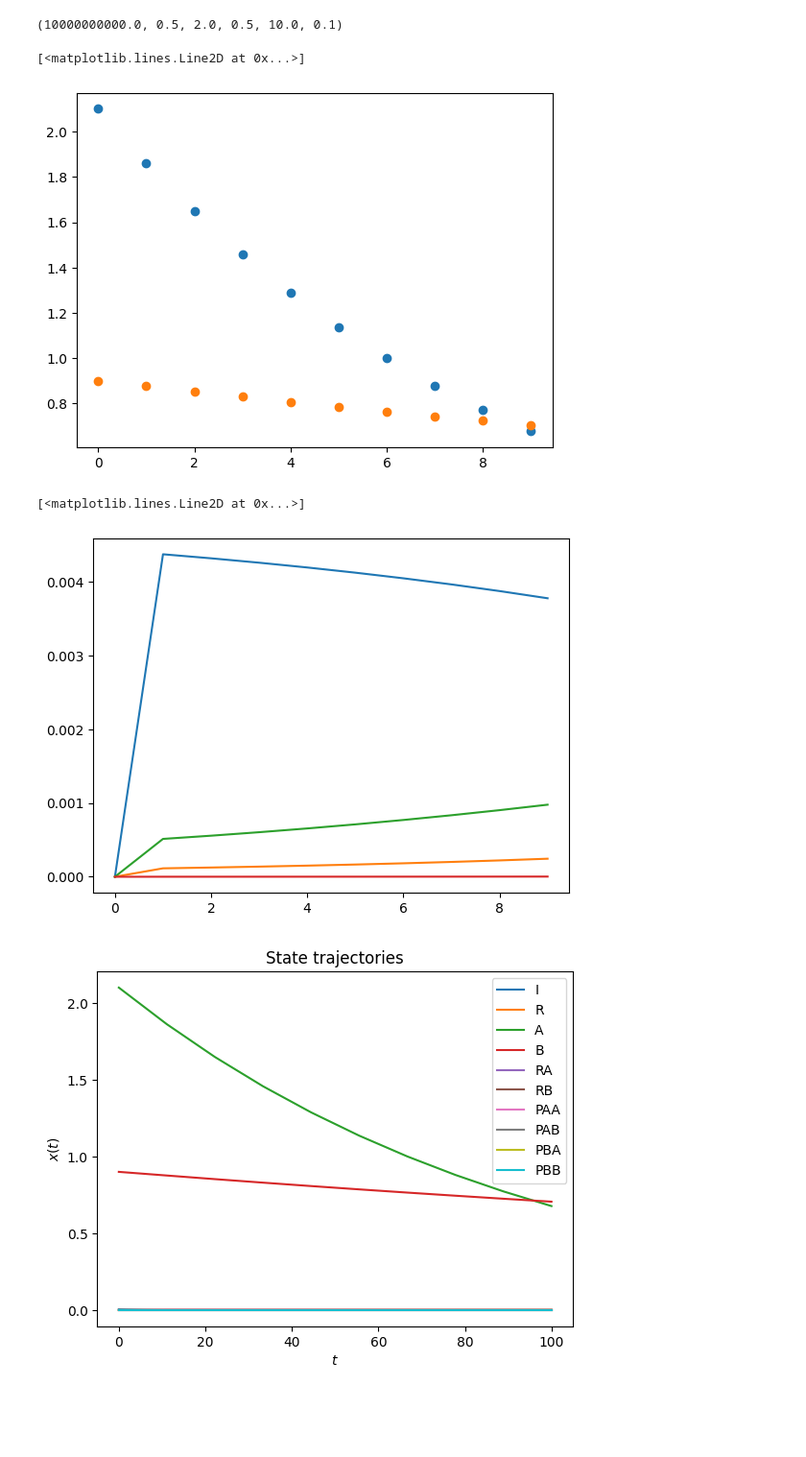
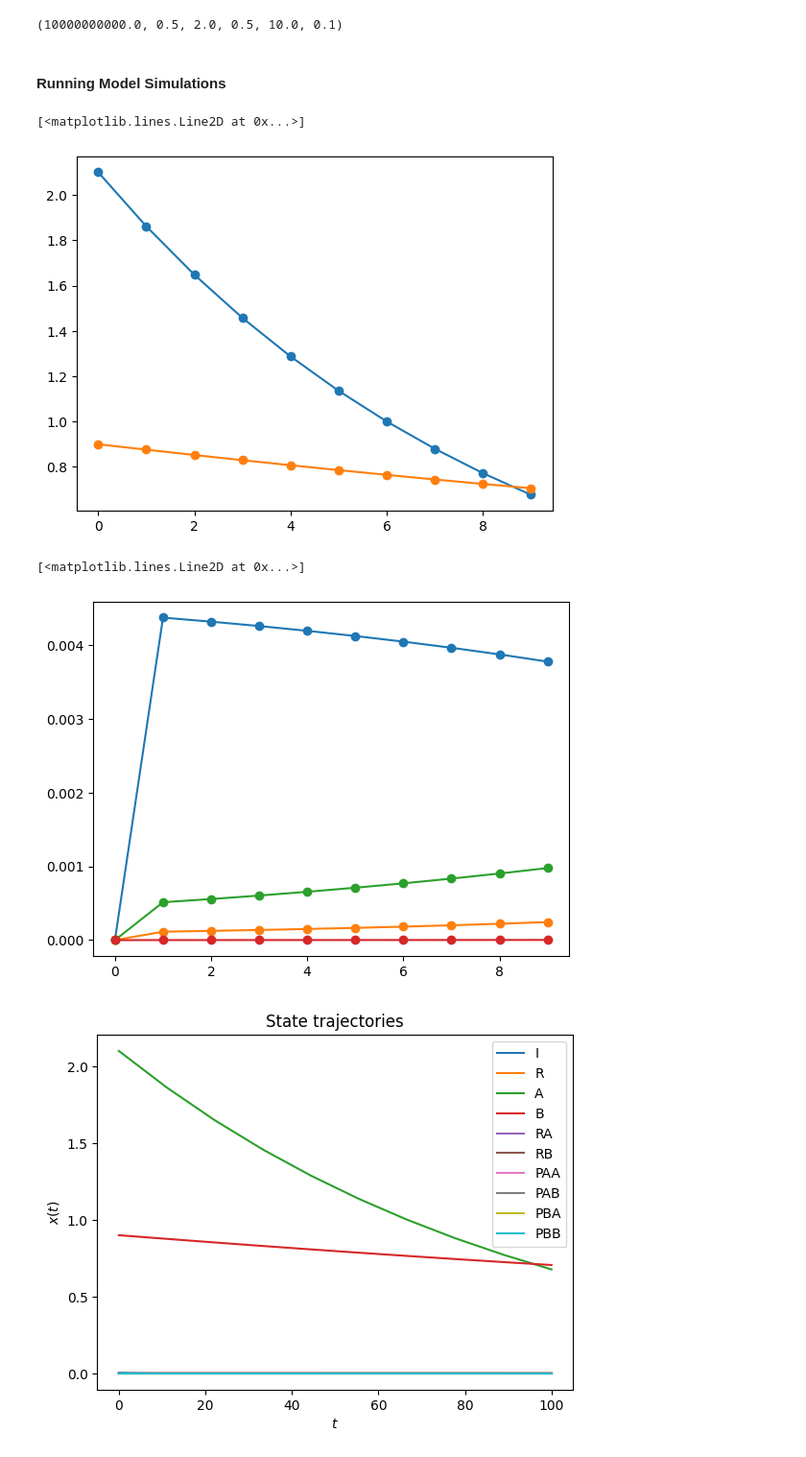
Before and after one commit to shivanimadhan/kinetic-ode-fitting, a Jupyter notebook: PyPESTO/FRP/create_sample_data.ipynb, the cells around one changed output. Shown: that part at 96% size. Cells and saved outputs as stored; diff of their text form; code cells hidden in the pictures; blank space fills up the shorter version.

```diff
--- a/PyPESTO/FRP/create_sample_data.ipynb
+++ b/PyPESTO/FRP/create_sample_data.ipynb
@@ -112,3 +44,5 @@ model.setInitialStates([5e-3, 0, 2.1, 0.9, 0, 0, 0, 0, 0, 0])
+# %% [markdown]
+#### Running Model Simulations
 # %%
 import numpy as np
 timepoints = np.linspace(0, 100, 10)
@@ -120,22 +51,19 @@ solver.setAbsoluteTolerance(1e-10)
-# %%
-for i in range(1000):
-    rdata = amici.runAmiciSimulation(model, solver)
 # %%
 import matplotlib.pyplot as plt
 
-plt.plot(rdata.by_id('A'), 'o')
-plt.plot(rdata.by_id('B'), 'o')
+plt.plot(rdata.by_id('A'), 'o-')
+plt.plot(rdata.by_id('B'), 'o-')
 # %% [output]
 [<matplotlib.lines.Line2D at 0x...>]
-[figure, old version]
+[figure, new version]
 # %%
-plt.plot(rdata.by_id('PAA'))
-plt.plot(rdata.by_id('PAB'))
-plt.plot(rdata.by_id('PBA'))
-plt.plot(rdata.by_id('PBB'))
+plt.plot(rdata.by_id('PAA'), 'o-')
+plt.plot(rdata.by_id('PAB'), 'o-')
+plt.plot(rdata.by_id('PBA'), 'o-')
+plt.plot(rdata.by_id('PBB'), 'o-')
 # %% [output]
 [<matplotlib.lines.Line2D at 0x...>]
-[figure, old version]
+[figure, new version]
 # %%
 import amici.plotting
 amici.plotting.plot_state_trajectories(rdata, model=None)
```
Also changed, not shown: parts of 16 cells of this notebook.
